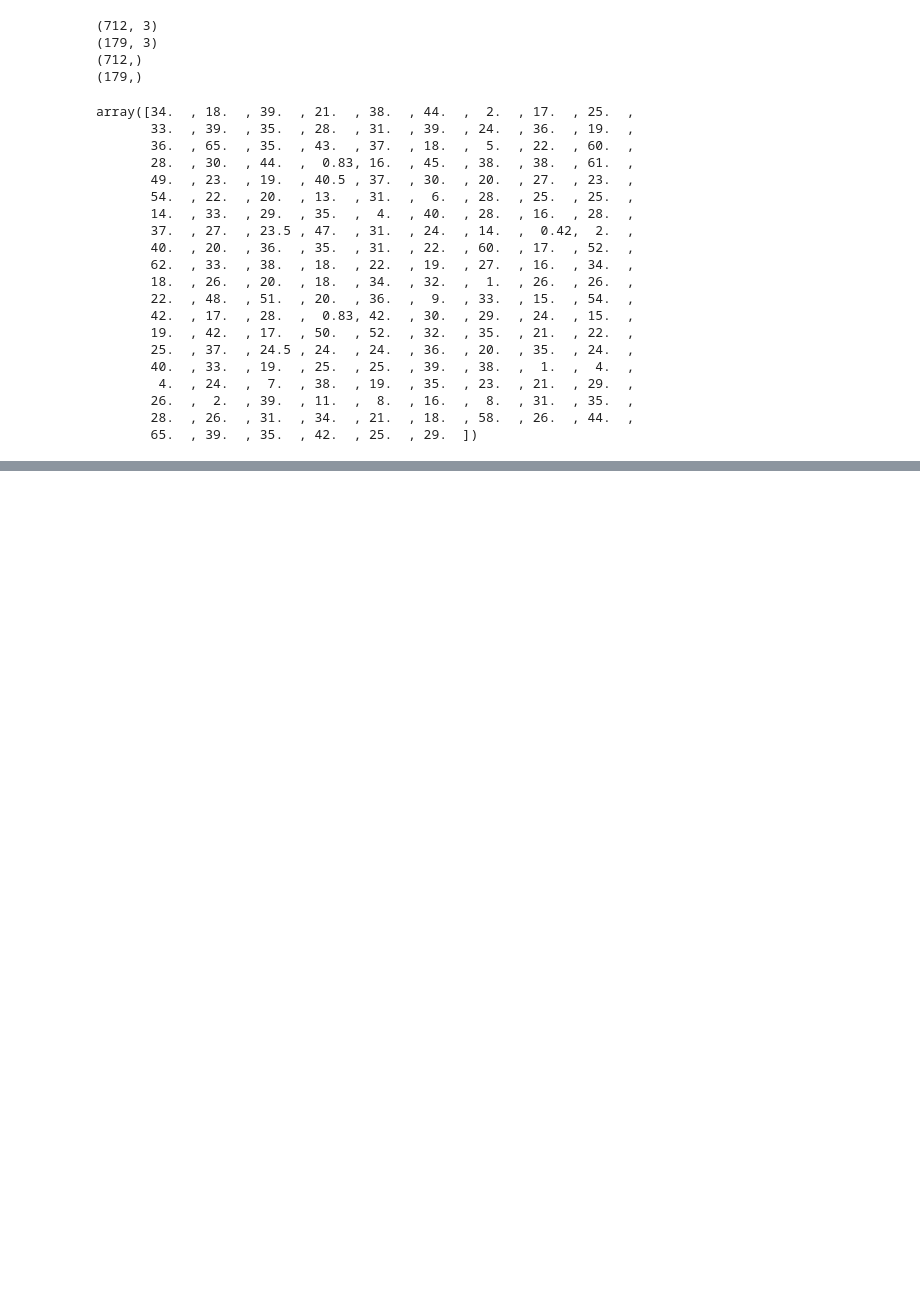
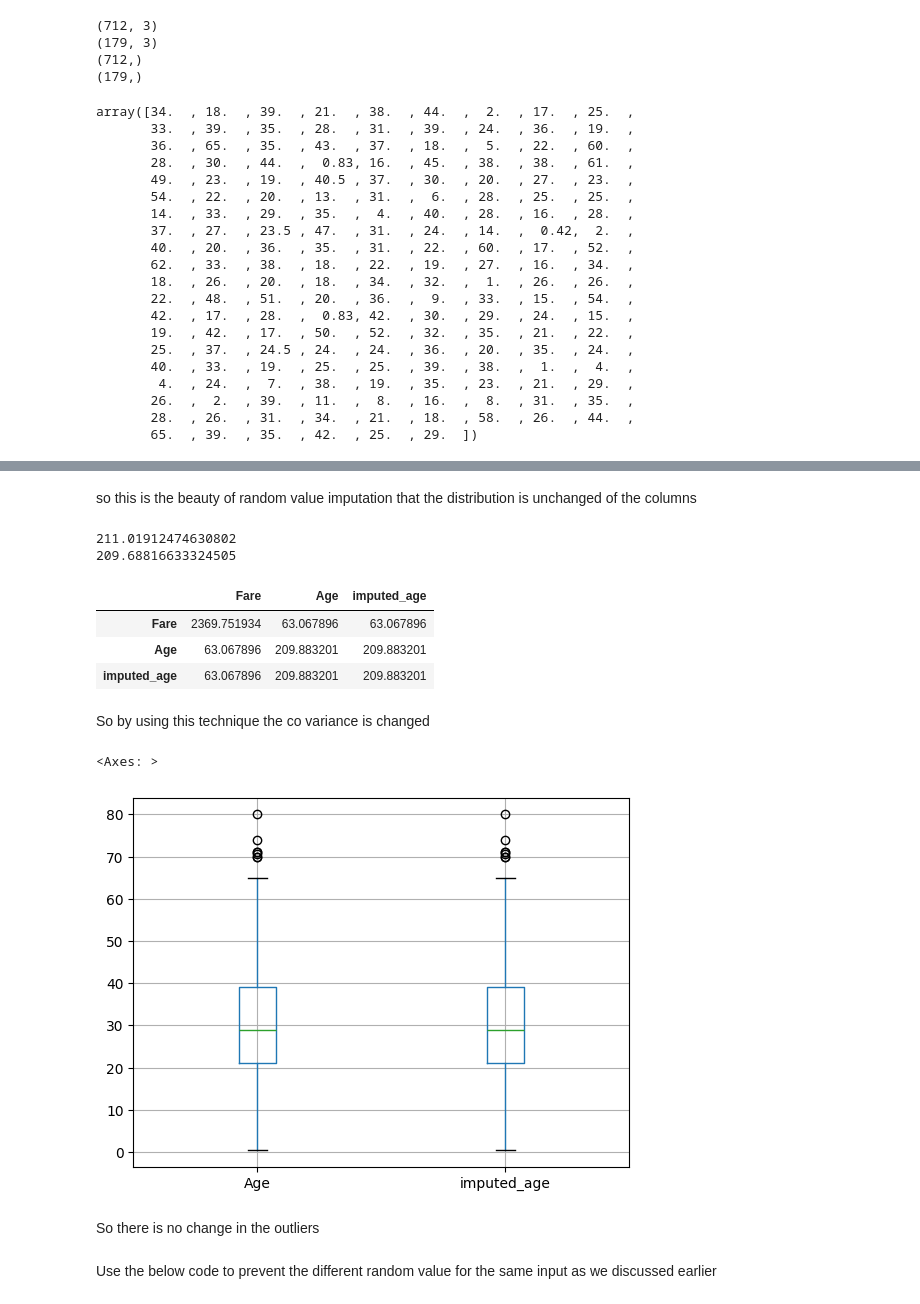
Before and after one commit to Codebreaker42/ml-series, a Jupyter notebook: day24(random value imputation)/random_value_imputation.ipynb, the cells around one changed output, grey strips where cells are left out. Saved outputs shown, nothing was run; the diff lists cells and outputs as text; code cells hidden in the pictures; blank space fills up the shorter version.

```diff
--- a/day24(random value imputation)/random_value_imputation.ipynb
+++ b/day24(random value imputation)/random_value_imputation.ipynb
@@ -100,0 +146,26 @@ array([34.  , 18.  , 39.  , 21.  , 38.  , 44.  ,  2.  , 17.  , 25.  ,
+# %% [markdown]
+so this is the beauty of random value imputation that the distribution is unchanged of the columns
+# %%
+print(df['Age'].var())
+print(df['imputed_age'].var())
+# %% [output]
+211.01912474630802
+209.68816633324505
+# %%
+xtrain[['Fare','Age','imputed_age']].cov()
+# %% [output]
+|  | Fare | Age | imputed_age |
+| Fare | 2369.751934 | 63.067896 | 63.067896 |
+| Age | 63.067896 | 209.883201 | 209.883201 |
+| imputed_age | 63.067896 | 209.883201 | 209.883201 |
+# %% [markdown]
+So by using this technique the co variance is changed
+# %%
+xtrain[['Age','imputed_age']].boxplot()
+# %% [output]
+<Axes: >
+[figure, added]
+# %% [markdown]
+So there is no change in the outliers
+# %% [markdown]
+Use the below code to prevent the different random value for the same input as we discussed earlier
```
Also changed, not shown: parts of 6 cells of this notebook.
